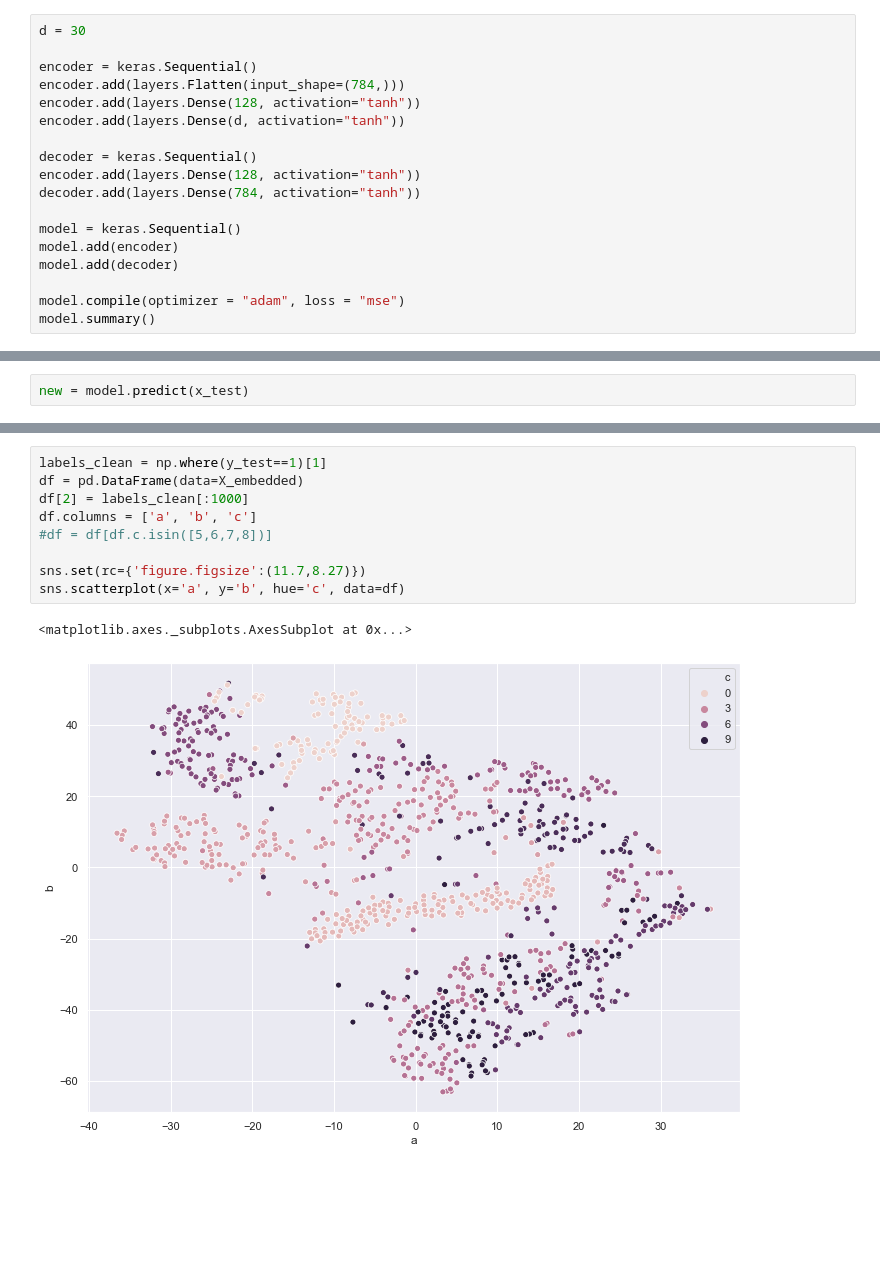
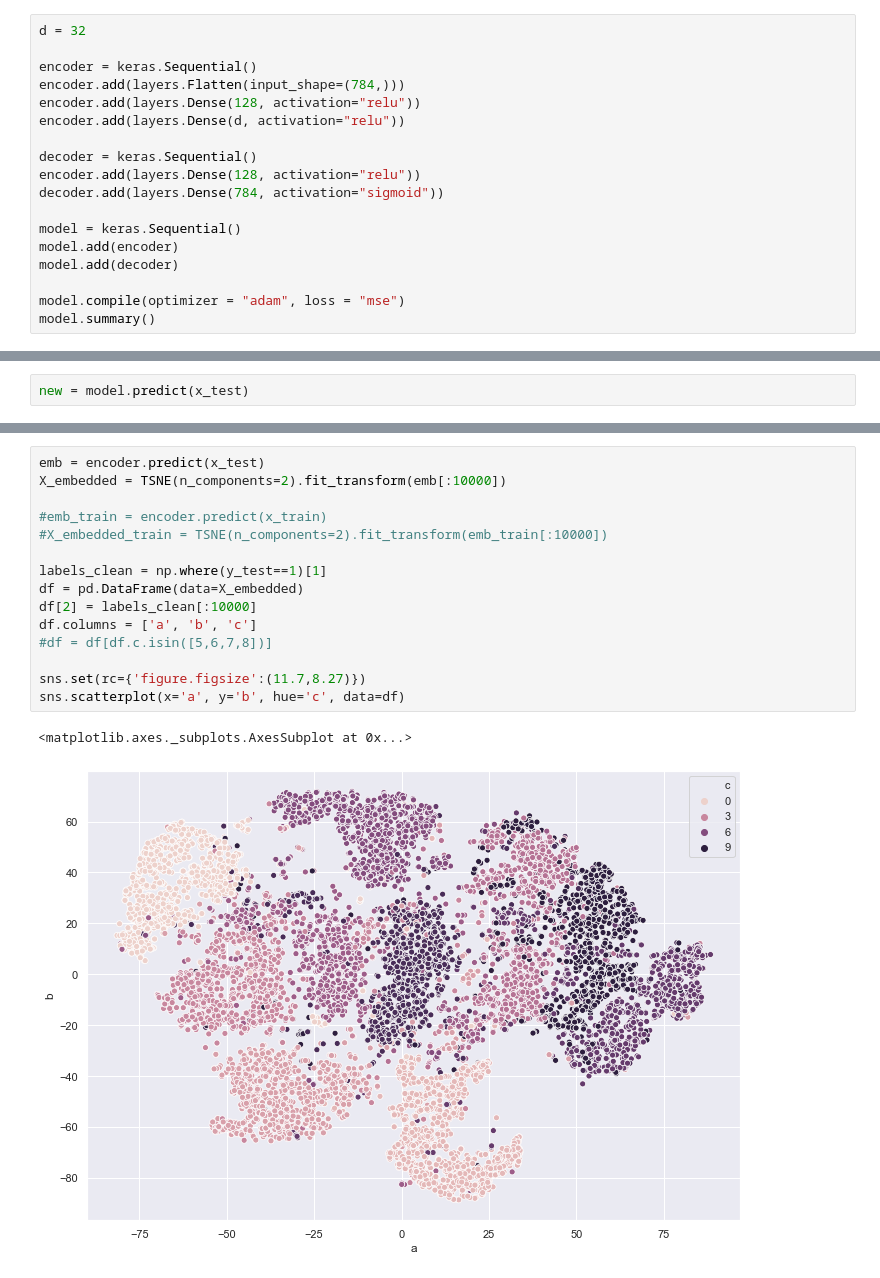
Before and after one commit to AStoeffelbauer/PyTorchTraining, a Jupyter notebook: Autoencoder.ipynb, the cells around one changed output, grey strips where cells are left out. Cells and saved outputs as stored; diff of their text form; blank space fills up the shorter version.

```diff
--- a/Autoencoder.ipynb
+++ b/Autoencoder.ipynb
@@ -92,14 +74,14 @@ autoencoder.compile(optimizer='adam', loss='mse')
 # %%
-d = 30
+d = 32
 
 encoder = keras.Sequential()
 encoder.add(layers.Flatten(input_shape=(784,)))
-encoder.add(layers.Dense(128, activation="tanh"))
-encoder.add(layers.Dense(d, activation="tanh"))
+encoder.add(layers.Dense(128, activation="relu"))
+encoder.add(layers.Dense(d, activation="relu"))
 
 decoder = keras.Sequential()
-encoder.add(layers.Dense(128, activation="tanh"))
-decoder.add(layers.Dense(784, activation="tanh"))
+encoder.add(layers.Dense(128, activation="relu"))
+decoder.add(layers.Dense(784, activation="sigmoid"))
 
 model = keras.Sequential()
 model.add(encoder)
@@ -168,12 +141,18 @@ X_embedded_train = TSNE(n_components=2).fit_transform(emb_train[:10000])
 # %%
+emb = encoder.predict(x_test)
+X_embedded = TSNE(n_components=2).fit_transform(emb[:10000])
+
+#emb_train = encoder.predict(x_train)
+#X_embedded_train = TSNE(n_components=2).fit_transform(emb_train[:10000])
+
 labels_clean = np.where(y_test==1)[1]
 df = pd.DataFrame(data=X_embedded)
-df[2] = labels_clean[:1000]
+df[2] = labels_clean[:10000]
 df.columns = ['a', 'b', 'c']
 #df = df[df.c.isin([5,6,7,8])]
 
 sns.set(rc={'figure.figsize':(11.7,8.27)})
 sns.scatterplot(x='a', y='b', hue='c', data=df)
 # %% [output]
 <matplotlib.axes._subplots.AxesSubplot at 0x...>
-[figure, old version]
+[figure, new version]
```
Also changed, not shown: parts of 19 cells of this notebook, 1 other file.
